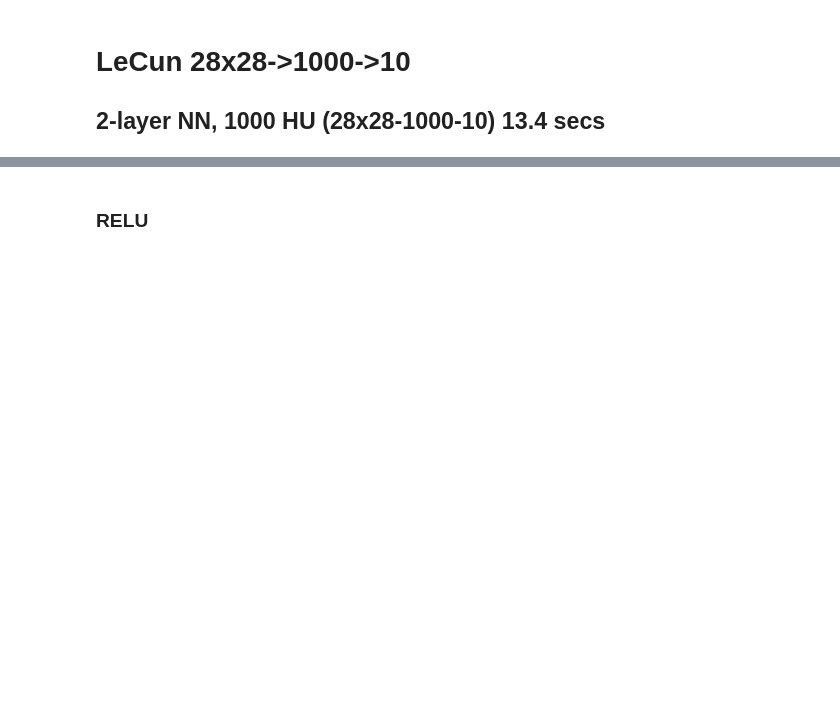
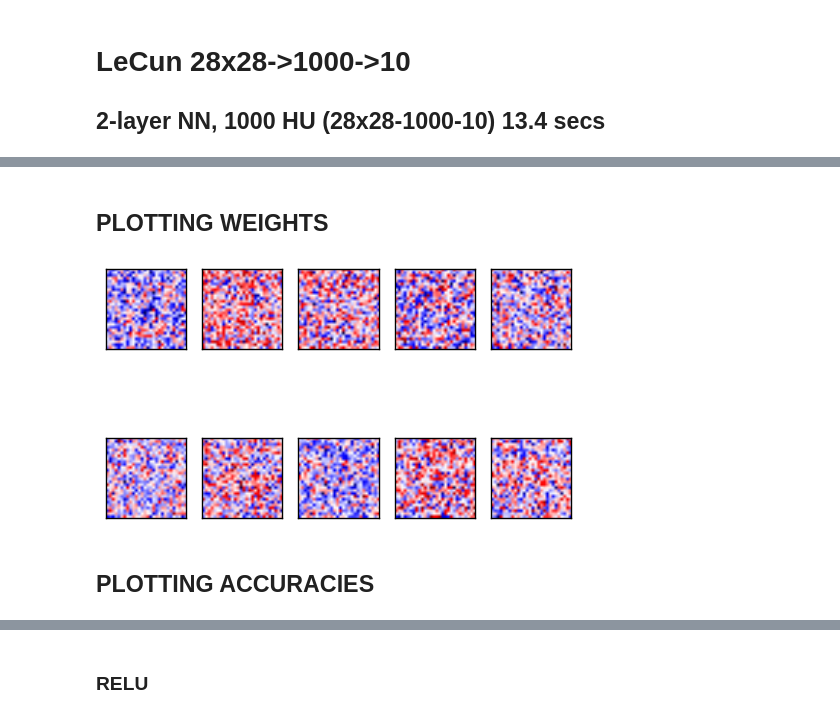
Before and after one commit to VincentRoest/capstone, a Jupyter notebook: models.ipynb, the cells around one changed output, grey strips where cells are left out. Saved outputs shown, nothing was run; the diff lists cells and outputs as text; code cells hidden in the pictures; blank space fills up the shorter version.

```diff
--- a/models.ipynb
+++ b/models.ipynb
@@ -58,6 +53,10 @@ stddevs = noise_stddevs[::8]
 x_noisy_test = np.zeros([len(stddevs), len(test_digits), 784])
 for i in range(len(stddevs)):
     x_noisy_test[i] = add_gaussian_noise(test_digits[:], 0, stddevs[i])
+# %%
+x_noisy_train = np.zeros([len(stddevs), len(train_digits), 784])
+for i in range(len(stddevs)):
+    x_noisy_train[i] = add_gaussian_noise(train_digits[:], 0, stddevs[i])
 # %%
 def add_blob_occlusion(mnist_digits, occ_perc):
     '''
@@ -425,6 +313,7 @@ stddev1=np.sqrt(2 / float(784))
 stddev2=np.sqrt(2 / float(10))
 
 feedback = True
+skip = True
 
 with tf.Graph().as_default():
     sess = tf.InteractiveSession(config=tf.ConfigProto(inter_op_parallelism_threads=1,
@@ -738,0 +721,18 @@ NameError: name 'x_noisy_train_80' is not defined
+# %% [markdown]
+## PLOTTING WEIGHTS
+# %%
+# feedback weights are of size 10 though and len(100)
+
+
+# skip goes from 784 -> 10 so size is 784
+for i in range(10):
+        plt.subplot(2, 5, i+1)
+        weight = weights_trained[0.0]['E']['skip'][:,i]
+        plt.imshow(weight.reshape([28,28]) , cmap=plt.get_cmap('seismic'))
+        frame1 = plt.gca()
+        frame1.axes.get_xaxis().set_visible(False)
+        frame1.axes.get_yaxis().set_visible(False)
+# %% [output]
+[figure, added]
+# %% [markdown]
+## PLOTTING ACCURACIES
```
Also changed, not shown: parts of 20 cells of this notebook, 2 other files.
